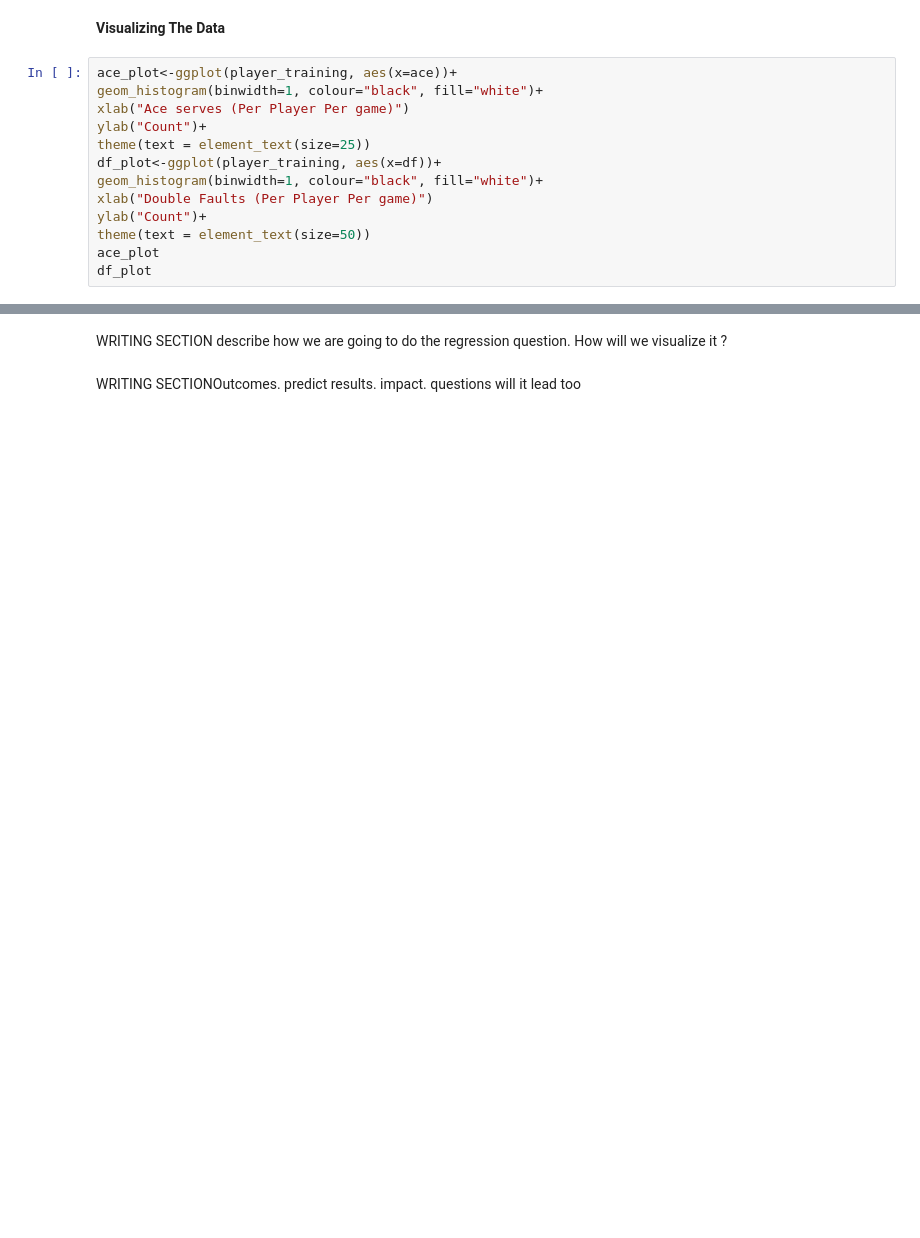
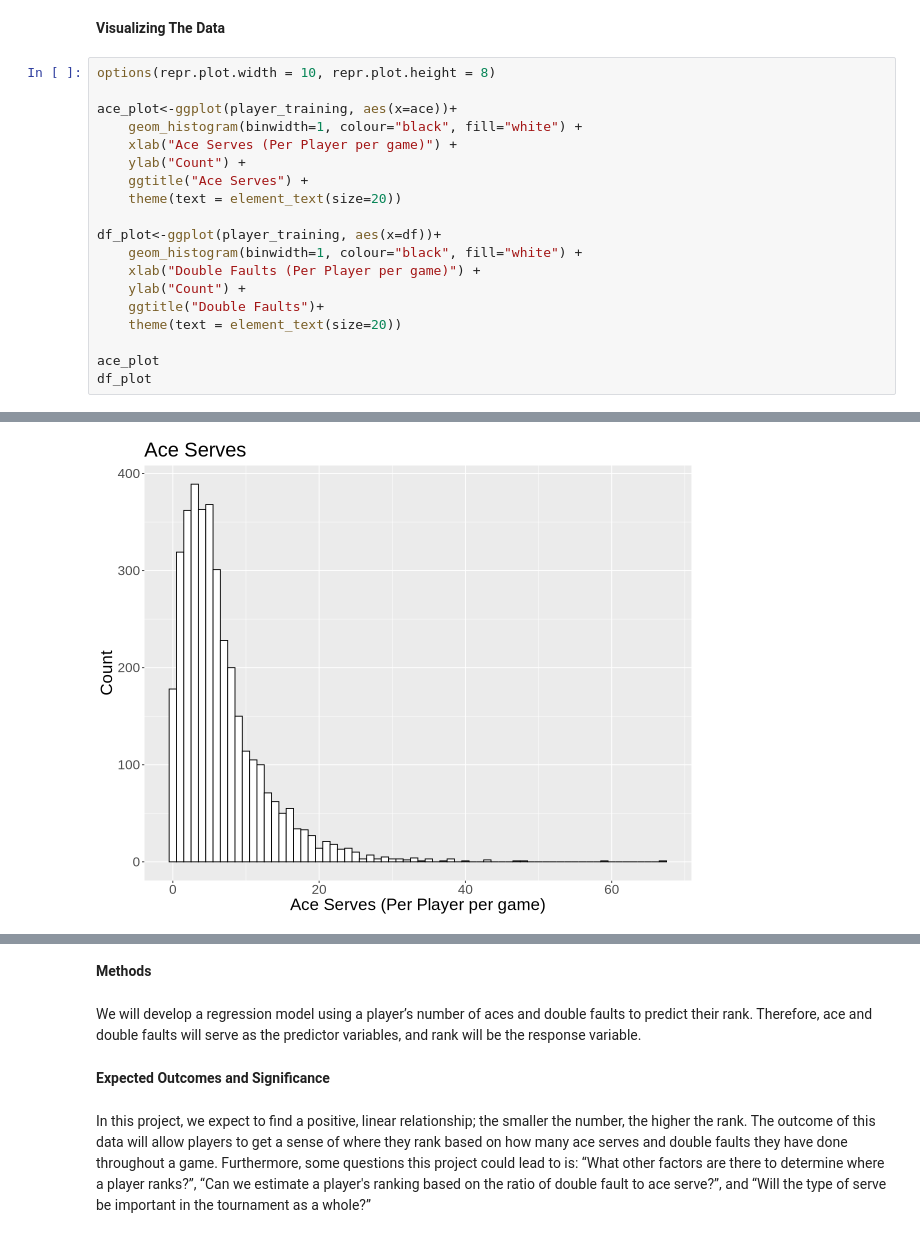
Before and after one commit to MLG0047/DSCI_100_Group_14, a Jupyter notebook: DSCI100_006_14_Proposal.ipynb, the cells around one changed output, grey strips where cells are left out. Cells and saved outputs as stored; diff of their text form; blank space fills up the shorter version.

Commit message:
Tracy Changes - Expectation, histogram, etc.
I just added the expectation, the methods and introduction. Not sure if it was done... Also added a title, title to the graph and fixed the histogram.

```diff
--- a/DSCI100_006_14_Proposal.ipynb
+++ b/DSCI100_006_14_Proposal.ipynb
@@ -63,15 +126,22 @@ Summarised_training
 # %% [markdown]
 **Visualizing The Data**
 # %%
+options(repr.plot.width = 10, repr.plot.height = 8)
+
 ace_plot<-ggplot(player_training, aes(x=ace))+
-geom_histogram(binwidth=1, colour="black", fill="white")+
-xlab("Ace serves (Per Player Per game)")
-ylab("Count")+
-theme(text = element_text(size=25))
+    geom_histogram(binwidth=1, colour="black", fill="white") +
+    xlab("Ace Serves (Per Player per game)") +
+    ylab("Count") +
+    ggtitle("Ace Serves") +
+    theme(text = element_text(size=20))
+
 df_plot<-ggplot(player_training, aes(x=df))+
-geom_histogram(binwidth=1, colour="black", fill="white")+
-xlab("Double Faults (Per Player Per game)")
-ylab("Count")+
-theme(text = element_text(size=50))
+    geom_histogram(binwidth=1, colour="black", fill="white") +
+    xlab("Double Faults (Per Player per game)") +
+    ylab("Count") +
+    ggtitle("Double Faults")+
+    theme(text = element_text(size=20))
+
 ace_plot
 df_plot
+# %% [output]
@@ -77,0 +152 @@ df_plot
+[figure, added]
@@ -78,4 +154,8 @@ df_plot
 # %% [markdown]
-WRITING SECTION describe how we are going to do the regression question. How will we visualize it ?
+**Methods**
+# %% [markdown]
+We will develop a regression model using a player’s number of aces and double faults to predict their rank. Therefore, ace and double faults will serve as the predictor variables, and rank will be the response variable.
+# %% [markdown]
+**Expected Outcomes and Significance**
 # %% [markdown]
-WRITING SECTIONOutcomes. predict results. impact. questions will it lead too
+In this project, we expect to find a positive, linear relationship; the smaller the number, the higher the rank. The outcome of this data will allow players to get a sense of where they rank based on how many ace serves and double faults they have done throughout a game. Furthermore, some questions this project could lead to is: “What other factors are there to determine where a player ranks?”,  “Can we estimate a player's ranking based on the ratio of double fault to ace serve?”, and “Will the type of serve be important in the tournament as a whole?”
```
Also changed, not shown: parts of 10 cells of this notebook.
